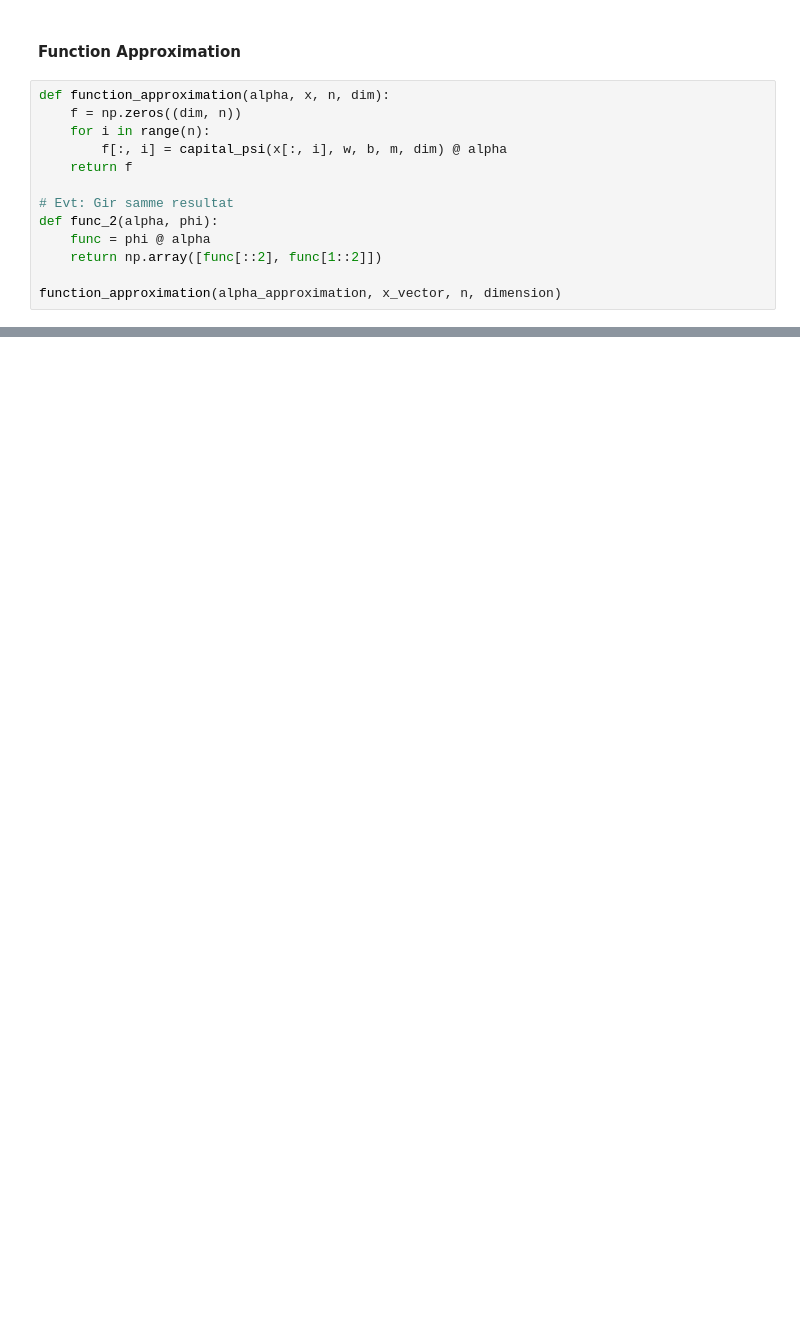
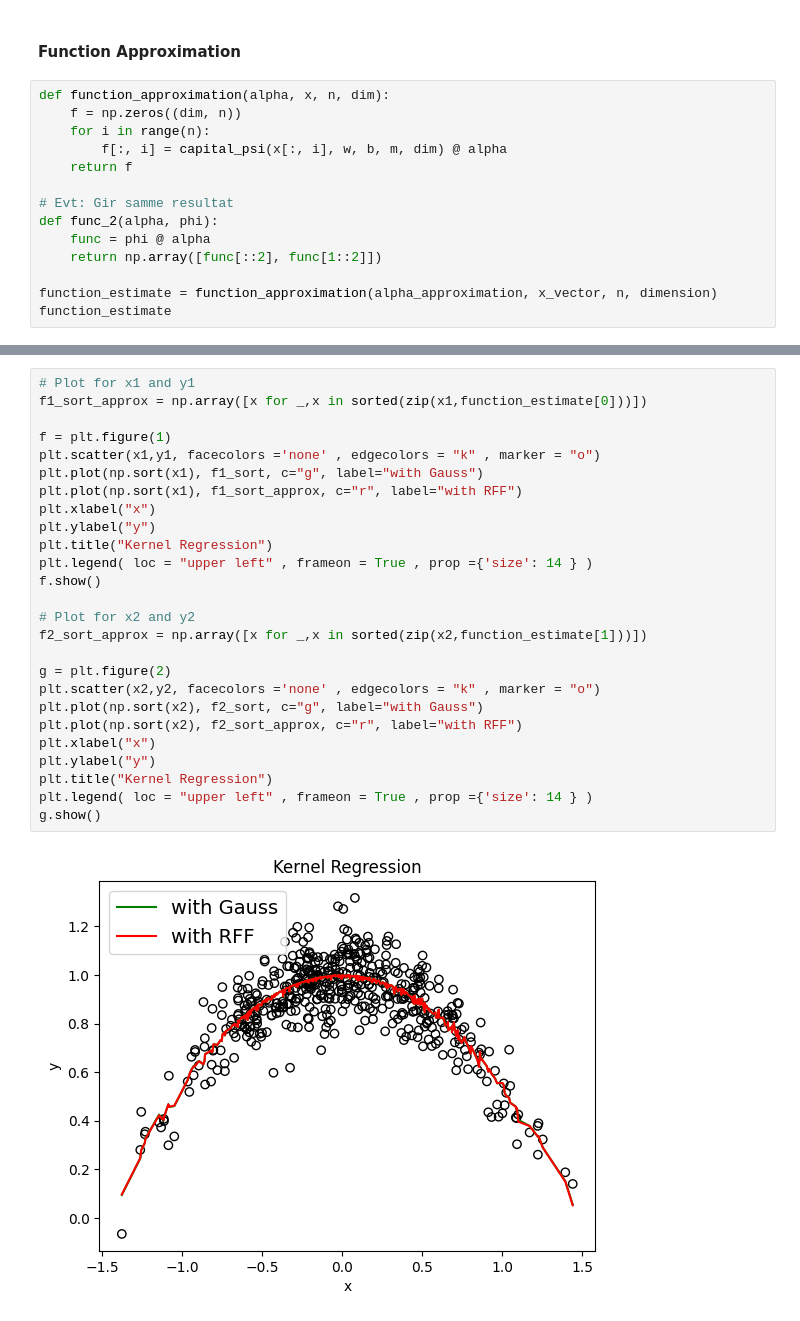
Before and after one commit to helenatp/prosjektoppgaveTPK4560, a Jupyter notebook: src/vector_valued_wih_RFF.ipynb, the cells around one changed output, grey strips where cells are left out. Drawn from its saved outputs; the diff is of its cells as text; blank space fills up the shorter version.

```diff
--- a/src/vector_valued_wih_RFF.ipynb
+++ b/src/vector_valued_wih_RFF.ipynb
@@ -252,5 +242,6 @@ def func_2(alpha, phi):
     func = phi @ alpha
     return np.array([func[::2], func[1::2]])
 
-function_approximation(alpha_approximation, x_vector, n, dimension)
+function_estimate = function_approximation(alpha_approximation, x_vector, n, dimension)
+function_estimate
 # %% [output]
@@ -273,0 +267,28 @@ array([[1.61354235, 1.33583445, 1.02092656, 1.12940542, 1.25048067,
+# %%
+# Plot for x1 and y1
+f1_sort_approx = np.array([x for _,x in sorted(zip(x1,function_estimate[0]))])
+
+f = plt.figure(1)
+plt.scatter(x1,y1, facecolors ='none' , edgecolors = "k" , marker = "o")
+plt.plot(np.sort(x1), f1_sort, c="g", label="with Gauss")
+plt.plot(np.sort(x1), f1_sort_approx, c="r", label="with RFF")
+plt.xlabel("x")
+plt.ylabel("y")
+plt.title("Kernel Regression")
+plt.legend( loc = "upper left" , frameon = True , prop ={'size': 14 } )
+f.show()
+
+# Plot for x2 and y2
+f2_sort_approx = np.array([x for _,x in sorted(zip(x2,function_estimate[1]))])
+
+g = plt.figure(2)
+plt.scatter(x2,y2, facecolors ='none' , edgecolors = "k" , marker = "o")
+plt.plot(np.sort(x2), f2_sort, c="g", label="with Gauss")
+plt.plot(np.sort(x2), f2_sort_approx, c="r", label="with RFF")
+plt.xlabel("x")
+plt.ylabel("y")
+plt.title("Kernel Regression")
+plt.legend( loc = "upper left" , frameon = True , prop ={'size': 14 } )
+g.show()
+# %% [output]
+[figure, added]
```
Also changed, not shown: parts of 11 cells of this notebook.
